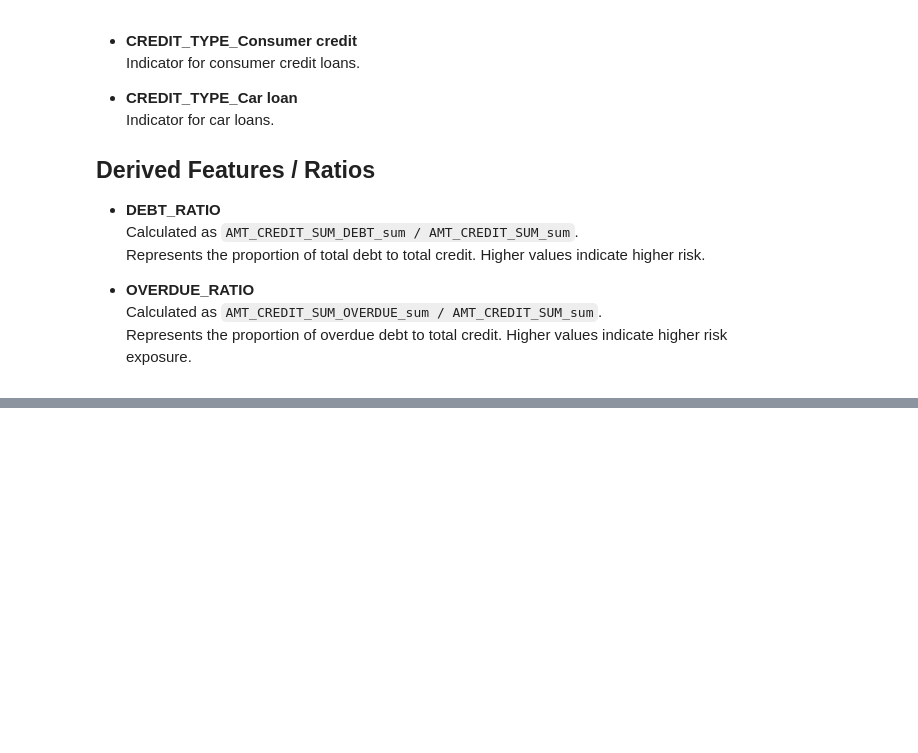
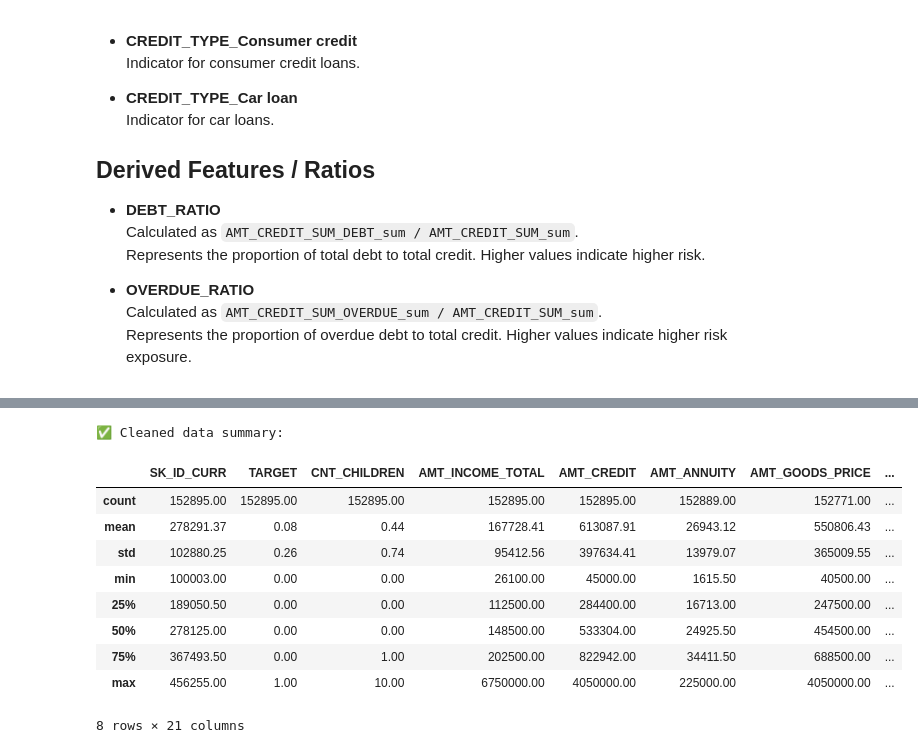
Before and after one commit to JohnErnestTan/Financial-Analytics-for-Elderly-care-Support-Loan-IS453, a Jupyter notebook: cleaning.ipynb, the cells around one changed output, grey strips where cells are left out. Saved outputs shown, nothing was run; the diff lists cells and outputs as text; code cells hidden in the pictures; blank space fills up the shorter version.

Commit message:
Updated cleaning with markdown explanation as well as new data

```diff
--- a/cleaning.ipynb
+++ b/cleaning.ipynb
@@ -167,0 +281,78 @@ main_df_numeric.head()
+# %%
+# Based on the earlier analysis, we will clean the data according to the identified suspicious values.
+# --- 1. AMT_INCOME_TOTAL ---
+# Remove individuals with unrealistically high income (> 10 million)
+main_df = main_df[main_df['AMT_INCOME_TOTAL'] <= 10_000_000]
+
+# --- 2. DAYS_EMPLOYED ---
+# 365243 means "not currently employed" → replace with NaN
+main_df.loc[main_df['DAYS_EMPLOYED'] >= 365243, 'DAYS_EMPLOYED'] = np.nan
+
+
+# --- 3. AMT_CREDIT_SUM_DEBT_sum ---
+# Debt should never be negative → remove those rows
+main_df = main_df[main_df['AMT_CREDIT_SUM_DEBT_sum'] >= 0]
+
+
+# --- 4. DEBT_RATIO ---
+# Remove rows where DEBT_RATIO is infinite or negative
+main_df = main_df[np.isfinite(main_df['DEBT_RATIO'])]
+main_df = main_df[main_df['DEBT_RATIO'] >= 0]
+
+
+# --- 5. OVERDUE_RATIO ---
+# Remove rows where OVERDUE_RATIO is infinite or negative
+main_df = main_df[np.isfinite(main_df['OVERDUE_RATIO'])]
+main_df = main_df[main_df['OVERDUE_RATIO'] >= 0]
+
+
+# --- 6. CREDIT_DAY_OVERDUE_max ---
+# Cap at 2000 days (≈ 5.5 years), remove anything above
+main_df = main_df[main_df['CREDIT_DAY_OVERDUE_max'] <= 2000]
+
+
+# --- 7. CNT_CHILDREN ---
+# Remove rows with more than 10 children (likely unrealistic)
+main_df = main_df[main_df['CNT_CHILDREN'] <= 10]
+
+
+# --- 8. CREDIT_ACTIVE_Closed ---
+# Remove rows with more than 30 closed credit accounts
+main_df = main_df[main_df['CREDIT_ACTIVE_Closed'] <= 30]
+
+
+# --- 9. CREDIT_TYPE_Consumer credit ---
+# Remove rows with more than 20 consumer credit accounts
+main_df = main_df[main_df['CREDIT_TYPE_Consumer credit'] <= 20]
+
+
+# --- 10. CREDIT_TYPE_Car loan ---
+# If any negative or nonsensical values exist, remove them
+main_df = main_df[main_df['CREDIT_TYPE_Car loan'] >= 0]
+
+
+# --- 11. CREDIT_ACTIVE_Active ---
+# Cap extreme active credit counts to avoid modeling skew
+main_df = main_df[main_df['CREDIT_ACTIVE_Active'] <= 20]
+
+
+# --- 12. Optional sanity check for AGE ---
+# Make sure no weird ages beyond realistic limits
+main_df = main_df[(main_df['AGE'] >= 18) & (main_df['AGE'] <= 100)]
+
+
+# --- Final sanity check ---
+print("✅ Cleaned data summary:")
+display(main_df.describe())
+# %% [output]
+✅ Cleaned data summary:
+|  | SK_ID_CURR | TARGET | CNT_CHILDREN | AMT_INCOME_TOTAL | AMT_CREDIT | AMT_ANNUITY | AMT_GOODS_PRICE | ... |
+| count | 152895.00 | 152895.00 | 152895.00 | 152895.00 | 152895.00 | 152889.00 | 152771.00 | ... |
+| mean | 278291.37 | 0.08 | 0.44 | 167728.41 | 613087.91 | 26943.12 | 550806.43 | ... |
+| std | 102880.25 | 0.26 | 0.74 | 95412.56 | 397634.41 | 13979.07 | 365009.55 | ... |
+| min | 100003.00 | 0.00 | 0.00 | 26100.00 | 45000.00 | 1615.50 | 40500.00 | ... |
+| 25% | 189050.50 | 0.00 | 0.00 | 112500.00 | 284400.00 | 16713.00 | 247500.00 | ... |
+| 50% | 278125.00 | 0.00 | 0.00 | 148500.00 | 533304.00 | 24925.50 | 454500.00 | ... |
+| 75% | 367493.50 | 0.00 | 1.00 | 202500.00 | 822942.00 | 34411.50 | 688500.00 | ... |
+| max | 456255.00 | 1.00 | 10.00 | 6750000.00 | 4050000.00 | 225000.00 | 4050000.00 | ... |
+8 rows × 21 columns
```
Also changed, not shown: parts of 16 cells of this notebook, 2 other files.
